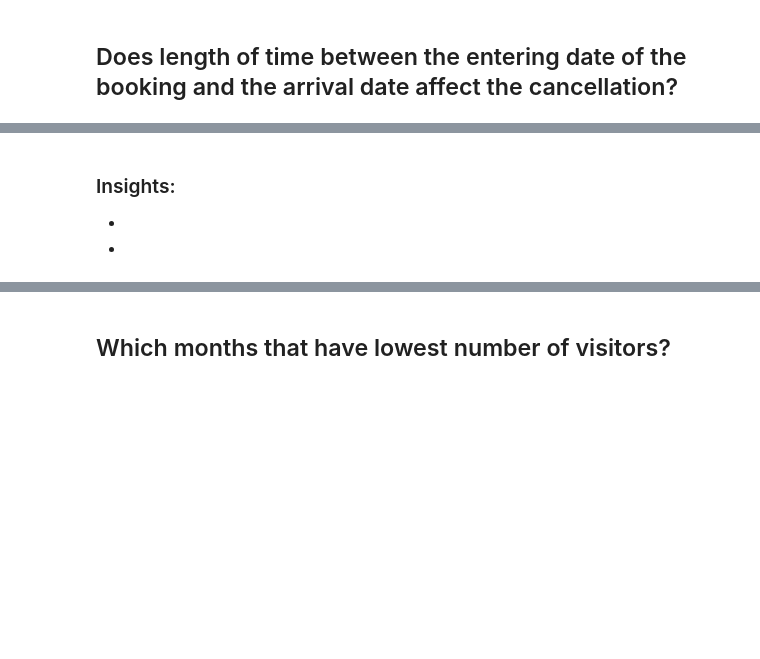
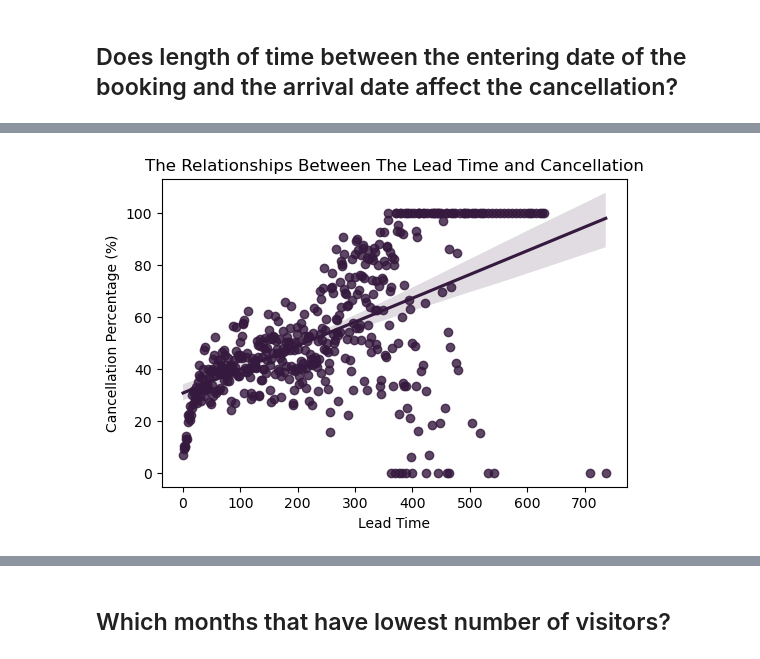
Before and after one commit to Tuwaiq-Data-Science-Bootcamp-V4/PCA-Lab, a Jupyter notebook: CV_Assignment.ipynb, the cells around one changed output, grey strips where cells are left out. Saved outputs shown, nothing was run; the diff lists cells and outputs as text; code cells hidden in the pictures; blank space fills up the shorter version.

```diff
--- a/CV_Assignment.ipynb
+++ b/CV_Assignment.ipynb
@@ -119,4 +119,11 @@ df.describe(include='object')
-# %% [markdown]
-### Insights:
--
--
+# %%
+CP = df.groupby('lead_time')['is_canceled'].mean() * 100
+sns.set_palette("rocket")
+plt.figure(figsize=(6, 4))
+sns.regplot(x=CP.index, y=CP, scatter=True)
+plt.xlabel('Lead Time')
+plt.ylabel('Cancellation Percentage (%)')
+plt.title('The Relationships Between The Lead Time and Cancellation')
+plt.show()
+# %% [output]
+[figure, added]
```
Also changed, not shown: parts of 29 cells of this notebook.
